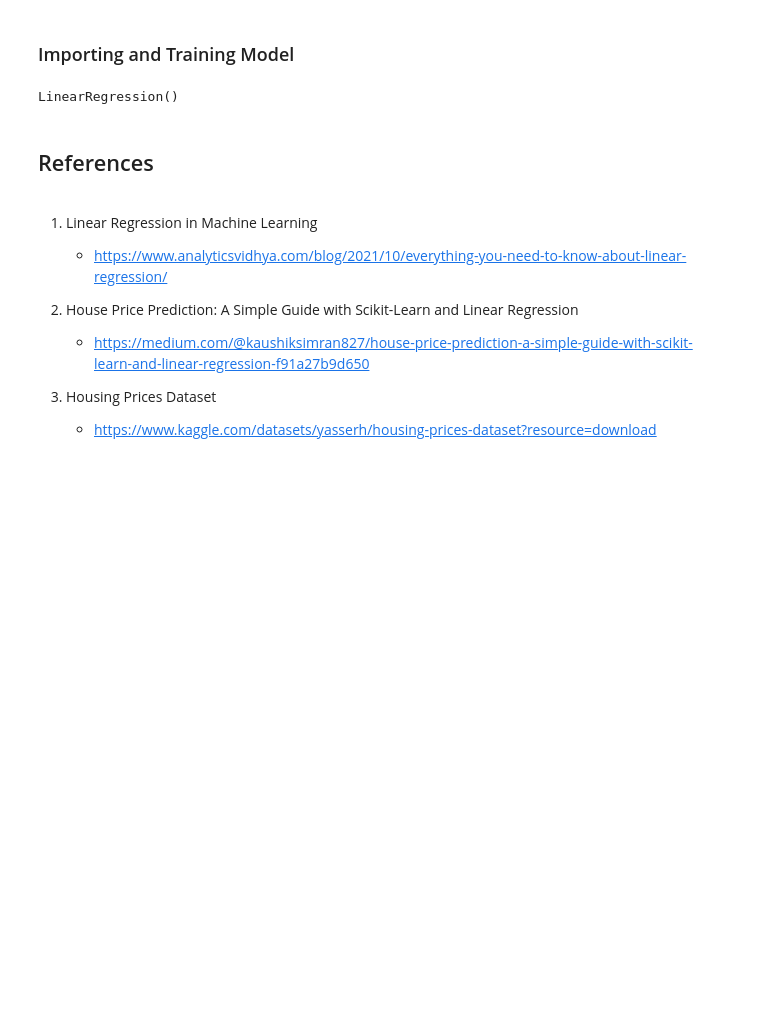
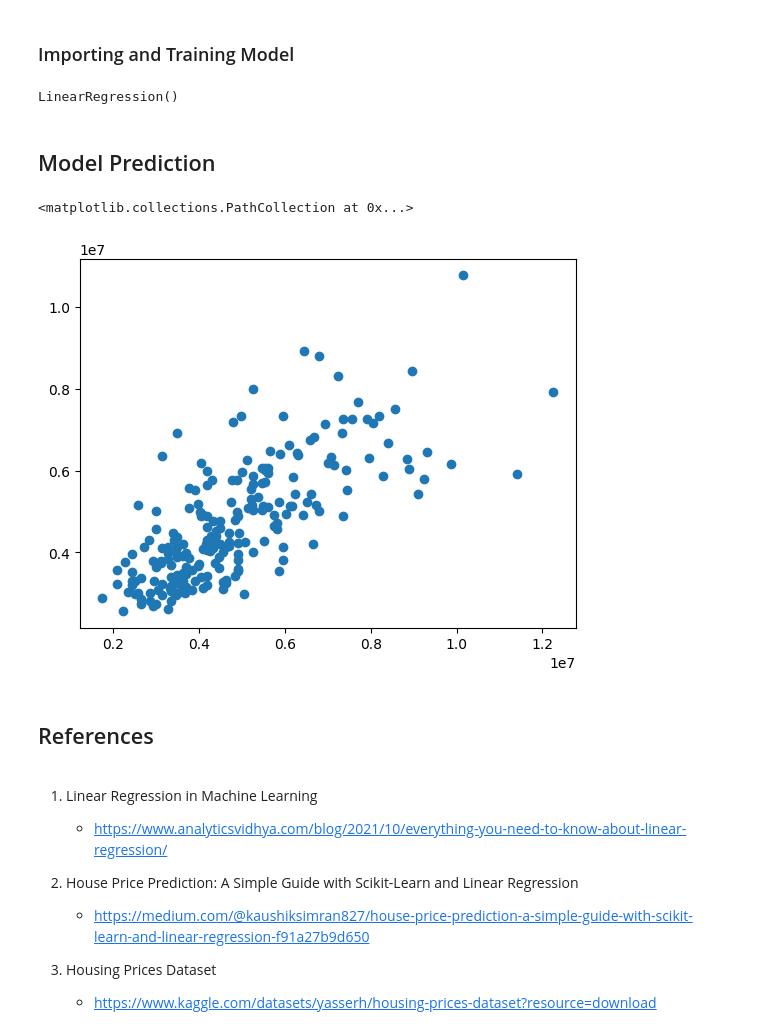
Before and after one commit to mathewpeedikayil/house-price-prediction, a Jupyter notebook: main.ipynb, the cells around one changed output. Cells and saved outputs as stored; diff of their text form; code cells hidden in the pictures; blank space fills up the shorter version.

Commit message:
completed model prediction

```diff
--- a/main.ipynb
+++ b/main.ipynb
@@ -167,6 +167,14 @@ lm = LinearRegression()
 lm.fit(X_train,y_train)
 # %% [output]
 LinearRegression()
+# %% [markdown]
+## Model Prediction
+# %%
+predictions = lm.predict(X_test)
+plt.scatter(y_test,predictions)
+# %% [output]
+<matplotlib.collections.PathCollection at 0x...>
+[figure, added]
 # %% [markdown]
 ## References
 # %% [markdown]
```
